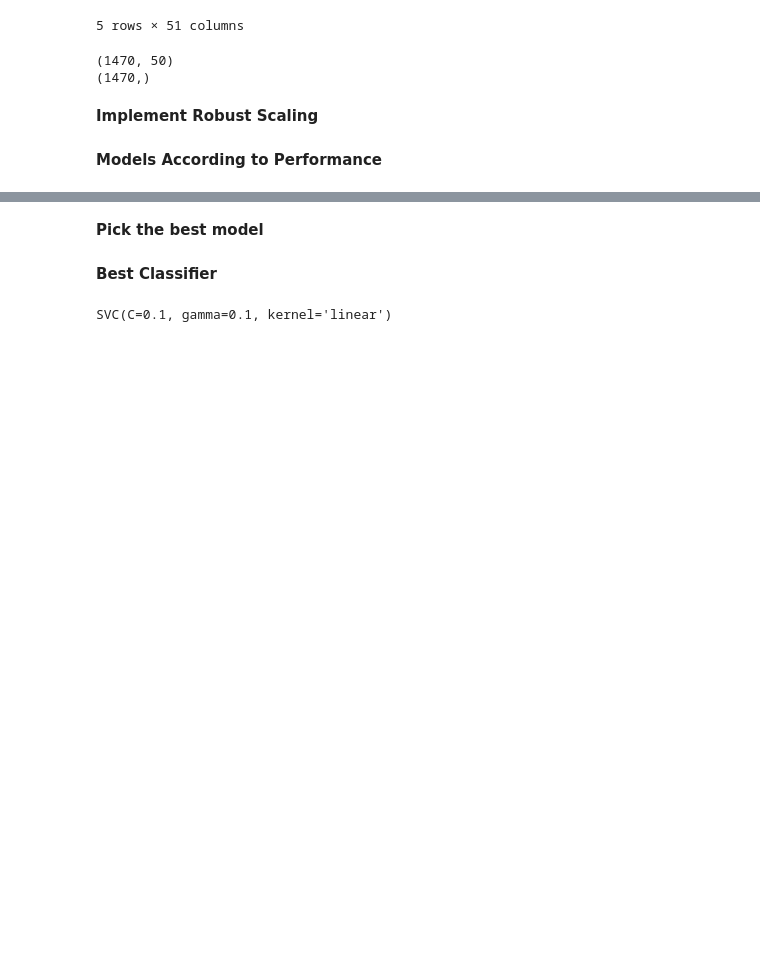
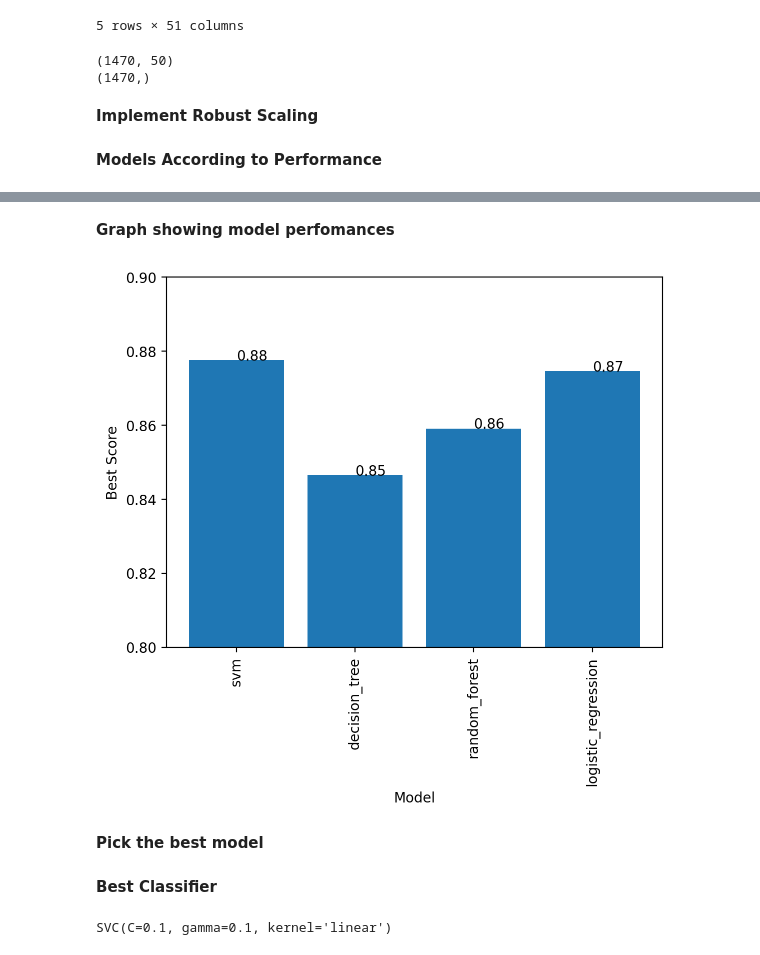
Before and after one commit to ML-BDS-Group-06/employee-attrition-prediction, a Jupyter notebook: Group_6_code.ipynb, the cells around one changed output, grey strips where cells are left out. Drawn from its saved outputs; the diff is of its cells as text; code cells hidden in the pictures; blank space fills up the shorter version.

```diff
--- a/Group_6_code.ipynb
+++ b/Group_6_code.ipynb
@@ -658,3 +576,23 @@ df_score.sort_values('best_score', ascending=False)
+# %% [markdown]
+**Graph showing model perfomances**
+# %%
+# create a vertical bar chart
+plt.bar(df_score['model'], df_score['best_score'])
+
+# set chart title and axis labels
+plt.xlabel('Model')
+plt.xticks(rotation=90)
+plt.ylabel('Best Score')
+plt.ylim(0.8, 0.9)
+
+# add labels to the bars
+for i, score in enumerate(df_score['best_score']):
+    plt.text(i, score, str(round(score, 2)))
+
+# display the chart
+plt.show()
+# %% [output]
+[figure, added]
 # %% [markdown]
 **Pick the best model**
 # %%
```
Also changed, not shown: parts of 49 cells of this notebook.
